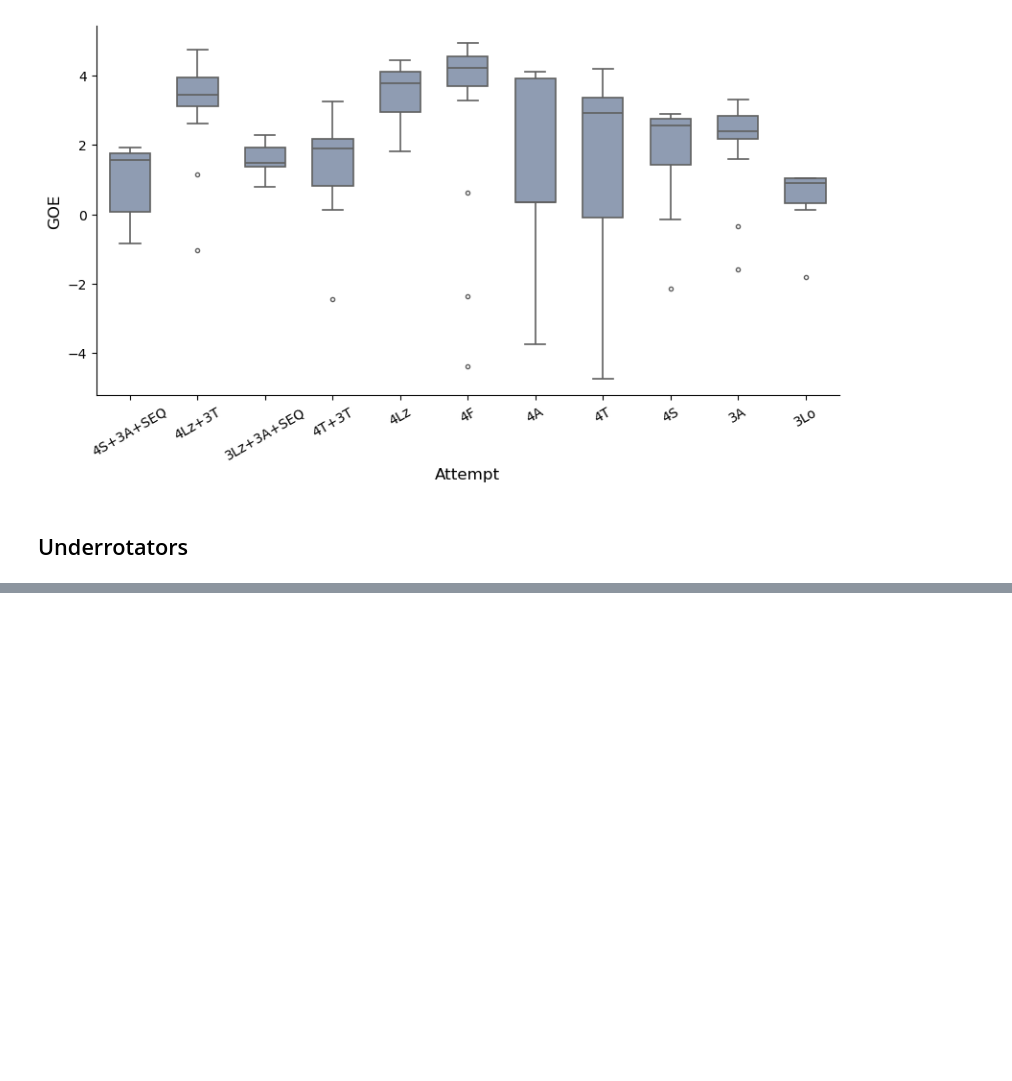
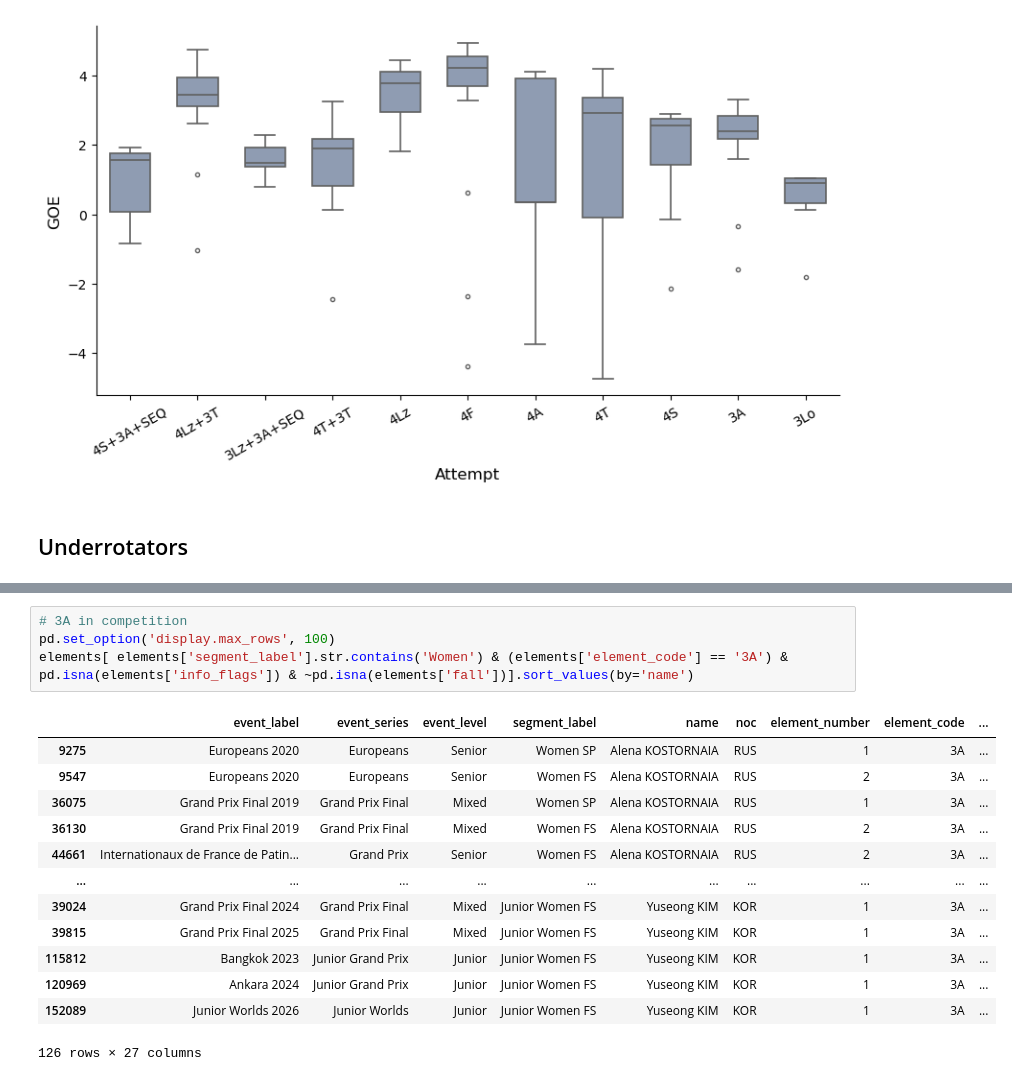
Before and after one commit to erleholgersen/cleanskate, a Jupyter notebook: examples/quick_start.ipynb, the cells around one changed output, grey strips where cells are left out. Drawn from its saved outputs; the diff is of its cells as text; blank space fills up the shorter version.

```diff
--- a/examples/quick_start.ipynb
+++ b/examples/quick_start.ipynb
@@ -219,0 +216,18 @@ fx_df
+# %%
+# 3A in competition
+pd.set_option('display.max_rows', 100)
+elements[ elements['segment_label'].str.contains('Women') & (elements['element_code'] == '3A') & pd.isna(elements['info_flags']) & ~pd.isna(elements['fall'])].sort_values(by='name')
+# %% [output]
+|  | event_label | event_series | event_level | segment_label | name | noc | element_number | element_code | ... |
+| 9275 | Europeans 2020 | Europeans | Senior | Women SP | Alena KOSTORNAIA | RUS | 1 | 3A | ... |
+| 9547 | Europeans 2020 | Europeans | Senior | Women FS | Alena KOSTORNAIA | RUS | 2 | 3A | ... |
+| 36075 | Grand Prix Final 2019 | Grand Prix Final | Mixed | Women SP | Alena KOSTORNAIA | RUS | 1 | 3A | ... |
+| 36130 | Grand Prix Final 2019 | Grand Prix Final | Mixed | Women FS | Alena KOSTORNAIA | RUS | 2 | 3A | ... |
+| 44661 | Internationaux de France de Patin... | Grand Prix | Senior | Women FS | Alena KOSTORNAIA | RUS | 2 | 3A | ... |
+| ... | ... | ... | ... | ... | ... | ... | ... | ... | ... |
+| 39024 | Grand Prix Final 2024 | Grand Prix Final | Mixed | Junior Women FS | Yuseong KIM | KOR | 1 | 3A | ... |
+| 39815 | Grand Prix Final 2025 | Grand Prix Final | Mixed | Junior Women FS | Yuseong KIM | KOR | 1 | 3A | ... |
+| 115812 | Bangkok 2023 | Junior Grand Prix | Junior | Junior Women FS | Yuseong KIM | KOR | 1 | 3A | ... |
+| 120969 | Ankara 2024 | Junior Grand Prix | Junior | Junior Women FS | Yuseong KIM | KOR | 1 | 3A | ... |
+| 152089 | Junior Worlds 2026 | Junior Worlds | Junior | Junior Women FS | Yuseong KIM | KOR | 1 | 3A | ... |
+126 rows × 27 columns
```
Also changed, not shown: parts of 6 cells of this notebook, 4 other files.
